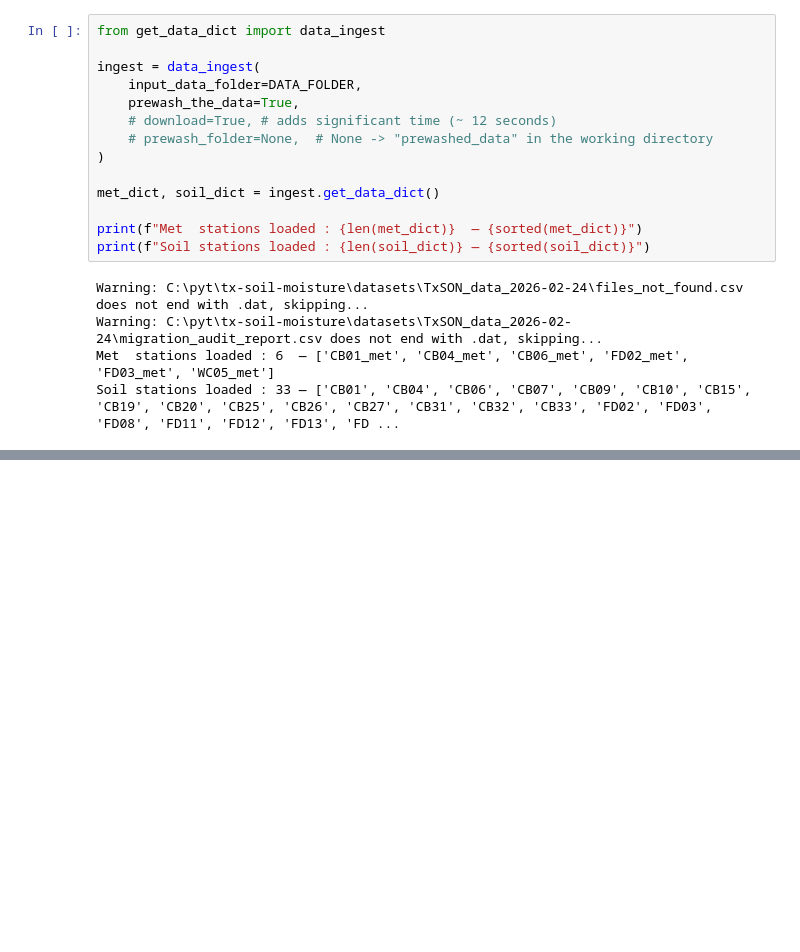
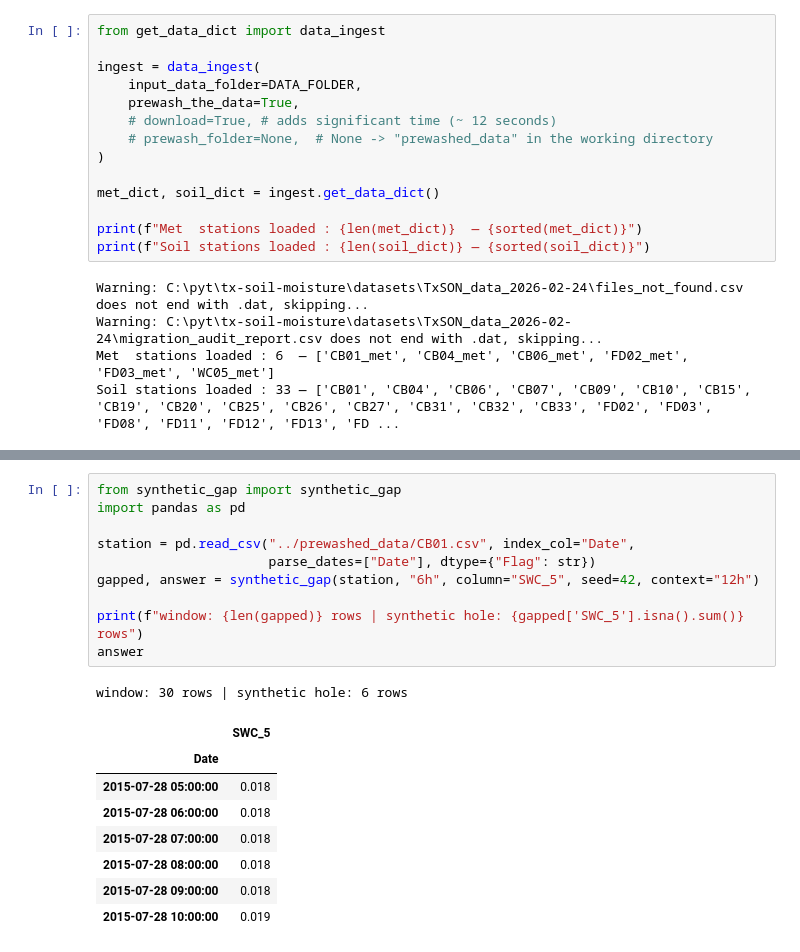
Before and after one commit to kiat/tx-soil-moisture, a Jupyter notebook: data-cleanup-Su26/scripts/demo.ipynb, the cells around one changed output, grey strips where cells are left out. Saved outputs shown, nothing was run; the diff lists cells and outputs as text; blank space fills up the shorter version.

```diff
--- a/data-cleanup-Su26/scripts/demo.ipynb
+++ b/data-cleanup-Su26/scripts/demo.ipynb
@@ -318,0 +336,20 @@ display(soil_dict[first_soil_key].head())
+# %%
+from synthetic_gap import synthetic_gap
+import pandas as pd
+
+station = pd.read_csv("../prewashed_data/CB01.csv", index_col="Date",
+                      parse_dates=["Date"], dtype={"Flag": str})
+gapped, answer = synthetic_gap(station, "6h", column="SWC_5", seed=42, context="12h")
+
+print(f"window: {len(gapped)} rows | synthetic hole: {gapped['SWC_5'].isna().sum()} rows")
+answer
+# %% [output]
+window: 30 rows | synthetic hole: 6 rows
+|  | SWC_5 |
+| Date |  |
+| 2015-07-28 05:00:00 | 0.018 |
+| 2015-07-28 06:00:00 | 0.018 |
+| 2015-07-28 07:00:00 | 0.018 |
+| 2015-07-28 08:00:00 | 0.018 |
+| 2015-07-28 09:00:00 | 0.018 |
+| 2015-07-28 10:00:00 | 0.019 |
```
Also changed, not shown: parts of 7 cells of this notebook, 1 other file.
